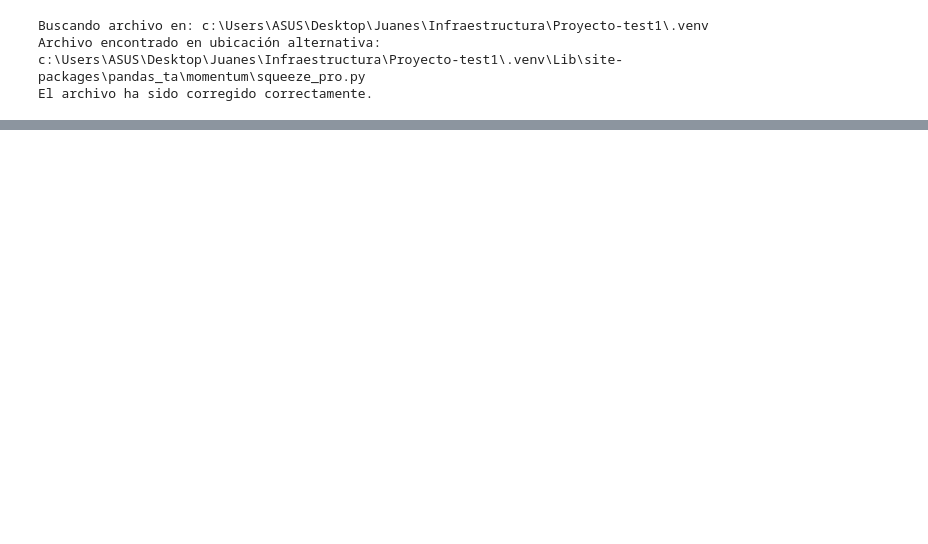
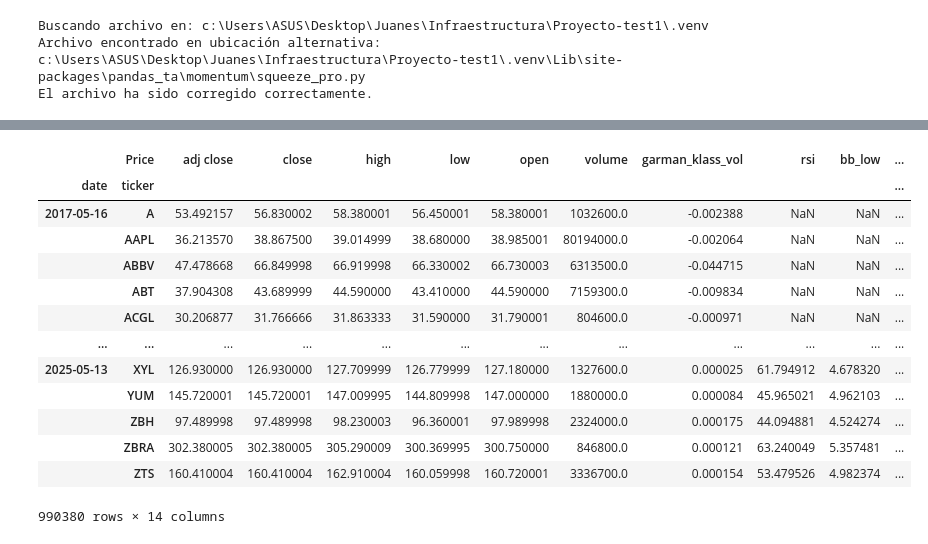
Before and after one commit to Juanes-xd/Proyecto-InfraestructirasParalelas, a Jupyter notebook: Project1.ipynb, the cells around one changed output, grey strips where cells are left out. Cells and saved outputs as stored; diff of their text form; code cells hidden in the pictures; blank space fills up the shorter version.

```diff
--- a/Project1.ipynb
+++ b/Project1.ipynb
@@ -162,0 +191,51 @@ df
+# %%
+# Calcular Garman-Klass Volatility
+df['garman_klass_vol'] = ((np.log(df['high'])-np.log(df['low']))**2)/2-(2*np.log(2)-1)*((np.log(df['adj close'])-np.log(df['open']))**2)
+
+# Calcular RSI
+df['rsi'] = df.groupby(level=1)['adj close'].transform(lambda x: pandas_ta.rsi(close=x, length=20))
+
+# Calcular Bollinger Bands
+df['bb_low'] = df.groupby(level=1)['adj close'].transform(lambda x: pandas_ta.bbands(close=np.log1p(x), length=20).iloc[:,0])
+
+df['bb_mid'] = df.groupby(level=1)['adj close'].transform(lambda x: pandas_ta.bbands(close=np.log1p(x), length=20).iloc[:,1])
+
+df['bb_high'] = df.groupby(level=1)['adj close'].transform(lambda x: pandas_ta.bbands(close=np.log1p(x), length=20).iloc[:,2])
+
+# Calcular ATR normalizado
+def compute_atr(stock_data):
+    atr = pandas_ta.atr(high=stock_data['high'],
+                        low=stock_data['low'],
+                        close=stock_data['adj close'],
+                        length=14)
+    return atr.sub(atr.mean()).div(atr.std())
+
+df['atr'] = df.groupby(level=1, group_keys=False).apply(compute_atr)
+
+# Calcular MACD normalizado
+def compute_macd(close):
+    macd = pandas_ta.macd(close=close, length=20).iloc[:,0]
+    return macd.sub(macd.mean()).div(macd.std())
+
+df['macd'] = df.groupby(level=1, group_keys=False)['adj close'].apply(compute_macd)
+
+# Calcular volumen en millones de dólares
+df['dollar_volume'] = (df['adj close']*df['volume'])/1e6
+
+# Mostrar el DataFrame con los indicadores calculados
+df
+# %% [output]
+|  | Price | adj close | close | high | low | open | volume | garman_klass_vol | rsi | bb_low | ... |
+| date | ticker |  |  |  |  |  |  |  |  |  | ... |
+| 2017-05-16 | A | 53.492157 | 56.830002 | 58.380001 | 56.450001 | 58.380001 | 1032600.0 | -0.002388 | NaN | NaN | ... |
+|  | AAPL | 36.213570 | 38.867500 | 39.014999 | 38.680000 | 38.985001 | 80194000.0 | -0.002064 | NaN | NaN | ... |
+|  | ABBV | 47.478668 | 66.849998 | 66.919998 | 66.330002 | 66.730003 | 6313500.0 | -0.044715 | NaN | NaN | ... |
+|  | ABT | 37.904308 | 43.689999 | 44.590000 | 43.410000 | 44.590000 | 7159300.0 | -0.009834 | NaN | NaN | ... |
+|  | ACGL | 30.206877 | 31.766666 | 31.863333 | 31.590000 | 31.790001 | 804600.0 | -0.000971 | NaN | NaN | ... |
+| ... | ... | ... | ... | ... | ... | ... | ... | ... | ... | ... | ... |
+| 2025-05-13 | XYL | 126.930000 | 126.930000 | 127.709999 | 126.779999 | 127.180000 | 1327600.0 | 0.000025 | 61.794912 | 4.678320 | ... |
+|  | YUM | 145.720001 | 145.720001 | 147.009995 | 144.809998 | 147.000000 | 1880000.0 | 0.000084 | 45.965021 | 4.962103 | ... |
+|  | ZBH | 97.489998 | 97.489998 | 98.230003 | 96.360001 | 97.989998 | 2324000.0 | 0.000175 | 44.094881 | 4.524274 | ... |
+|  | ZBRA | 302.380005 | 302.380005 | 305.290009 | 300.369995 | 300.750000 | 846800.0 | 0.000121 | 63.240049 | 5.357481 | ... |
+|  | ZTS | 160.410004 | 160.410004 | 162.910004 | 160.059998 | 160.720001 | 3336700.0 | 0.000154 | 53.479526 | 4.982374 | ... |
+990380 rows × 14 columns
```
Also changed, not shown: parts of 12 cells of this notebook.
